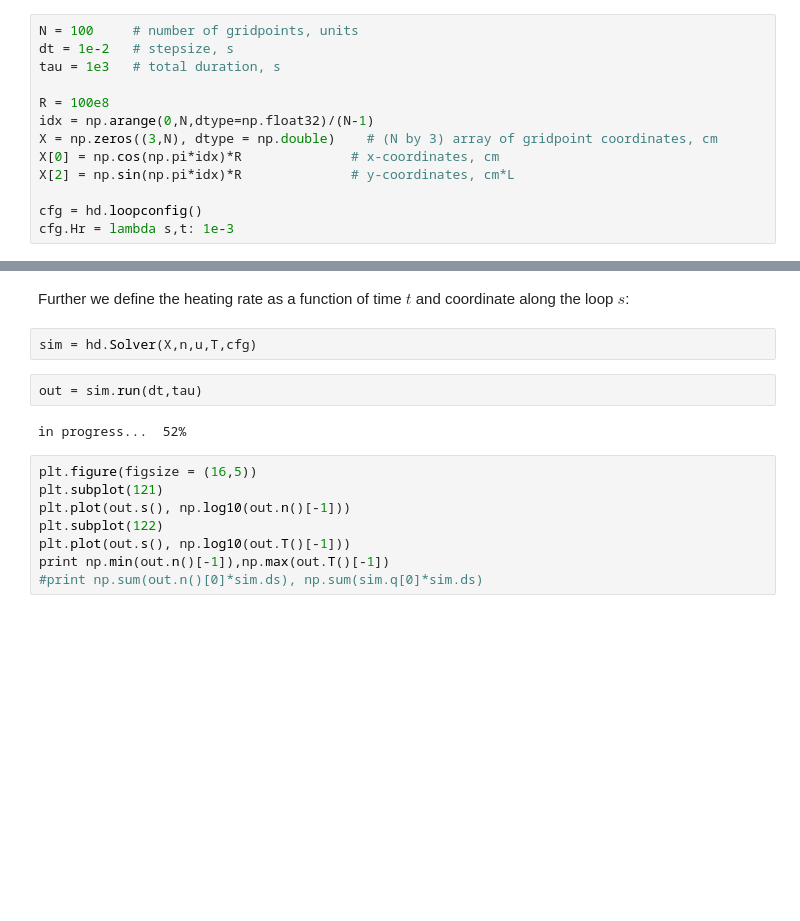
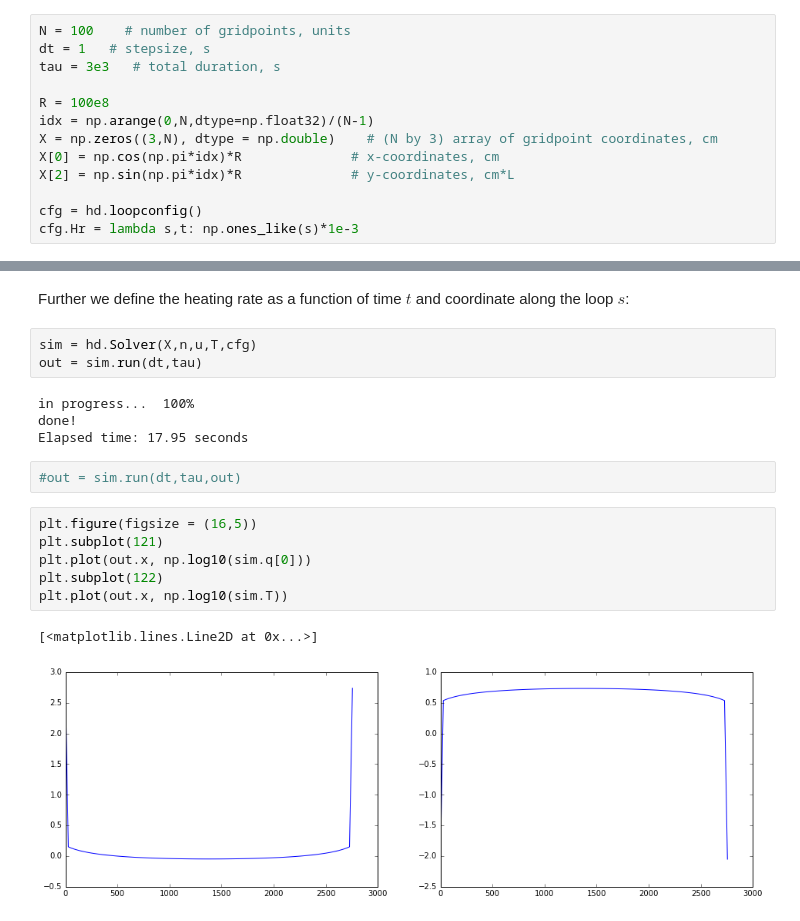
Before and after one commit to temik42/lib, a Jupyter notebook: hydron/example.ipynb, the cells around one changed output, grey strips where cells are left out. Cells and saved outputs as stored; diff of their text form; blank space fills up the shorter version.

```diff
--- a/hydron/example.ipynb
+++ b/hydron/example.ipynb
@@ -8,9 +8,9 @@ import hydron as hd
 # %% [markdown]
 Next, define number of gridpoints, time stepsize and duration of the simulation:
 # %%
-N = 100     # number of gridpoints, units
-dt = 1e-2   # stepsize, s
-tau = 1e3   # total duration, s
+N = 100    # number of gridpoints, units
+dt = 1   # stepsize, s
+tau = 3e3   # total duration, s
 
 R = 100e8
 idx = np.arange(0,N,dtype=np.float32)/(N-1)
@@ -19,7 +19,7 @@ X[0] = np.cos(np.pi*idx)*R              # x-coordinates, cm
 X[2] = np.sin(np.pi*idx)*R              # y-coordinates, cm*L
 
 cfg = hd.loopconfig()
-cfg.Hr = lambda s,t: 1e-3
+cfg.Hr = lambda s,t: np.ones_like(s)*1e-3
 # %% [markdown]
 Then we set the initial values of density $n$, velocity $u$ and temperature $T$:
 # %%
@@ -32,18 +32,22 @@ T = np.ones(N, dtype = np.double)*2e4     # temperature, K
 Further we define the heating rate as a function of time $t$ and coordinate along the loop $s$:
 # %%
 sim = hd.Solver(X,n,u,T,cfg)
+out = sim.run(dt,tau)
+# %% [output]
+in progress...  100%
+done!
+Elapsed time: 17.95 seconds
 # %%
-out = sim.run(dt,tau)
+#out = sim.run(dt,tau,out)
-# %% [output]
-in progress...  52%
 # %%
 plt.figure(figsize = (16,5))
 plt.subplot(121)
-plt.plot(out.s(), np.log10(out.n()[-1]))
+plt.plot(out.x, np.log10(sim.q[0]))
 plt.subplot(122)
-plt.plot(out.s(), np.log10(out.T()[-1]))
-print np.min(out.n()[-1]),np.max(out.T()[-1])
-#print np.sum(out.n()[0]*sim.ds), np.sum(sim.q[0]*sim.ds)
+plt.plot(out.x, np.log10(sim.T))
+# %% [output]
+[<matplotlib.lines.Line2D at 0x...>]
+[figure, added]
 # %%
 fig = plt.figure(figsize=(15,7))
 plt.subplot(1,3,1)
```
Also changed, not shown: parts of 3 cells of this notebook, 11 other files.
